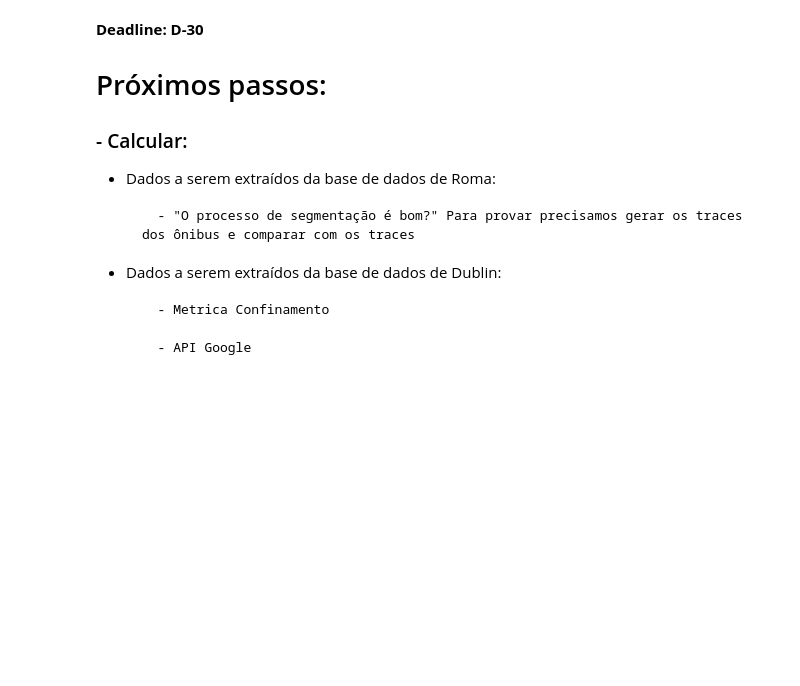
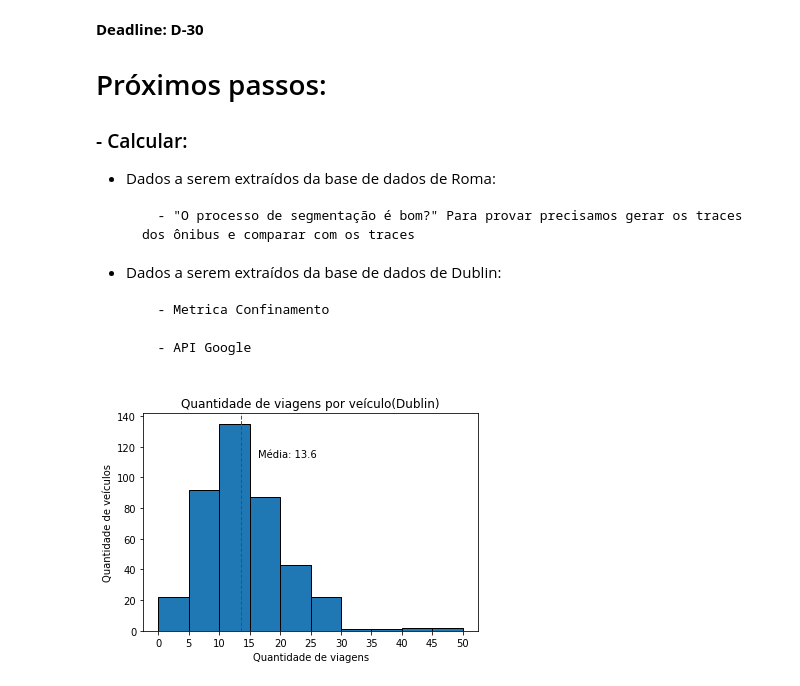
Before and after one commit to TulioNPL/Pesquisa, a Jupyter notebook: jupyter/main.ipynb, the cells around one changed output. Saved outputs shown, nothing was run; the diff lists cells and outputs as text; code cells hidden in the pictures; blank space fills up the shorter version.

Commit message:
Update: All Dublin graphs now have the location

```diff
--- a/jupyter/main.ipynb
+++ b/jupyter/main.ipynb
@@ -604,30 +604,32 @@ qtdViagens = qtdViagens()
 # %%
 ### Plota a quatidade de viagens por veículo
 
 fig, ax = plt.subplots()
 # axIns = ax.inset_axes([0.39, 0.39, 0.6, 0.6])
 
 index = np.arange(0,51,5)
 index = [int(i) for i in index]
 
 ax.set_xticks(index)
 
 plt.hist(qtdViagens, bins=range(0,51,5), edgecolor='black',align='mid')
 # axIns.hist(tempoPontos100S, bins=range(0,81,10), edgecolor='black',align='mid')
 
 #plota linha com média
 plt.axvline(np.mean(qtdViagens), color='red', linestyle='dashed', linewidth=1)
 min_ylim, max_ylim = plt.ylim()
 plt.text(np.mean(qtdViagens)*1.2, max_ylim*0.8, 'Média: {:.1f}'.format(np.mean(qtdViagens)))
 
 # axIns.set_title("Até 80\'\'",x=0.7,y=0.8)
-plt.title('Quantidade de viagens por veículo')
+plt.title('Quantidade de viagens por veículo(Dublin)')
 plt.xlabel('Quantidade de viagens')
 plt.ylabel('Quantidade de veículos')
 
-# plt.savefig(path+"/img/qtdViagens_Dublin.png", dpi=300, transparent=False,
-#             facecolor='white')
+plt.savefig(path+"/img/qtdViagens_Dublin.png", dpi=300, transparent=False,
+            facecolor='white')
 plt.show()
+# %% [output]
+[figure, added]
 # %%
 def dublinTempoEntrePontos():
     tempoPontos = []
```
Also changed, not shown: parts of 7 cells of this notebook, 6 other files.
